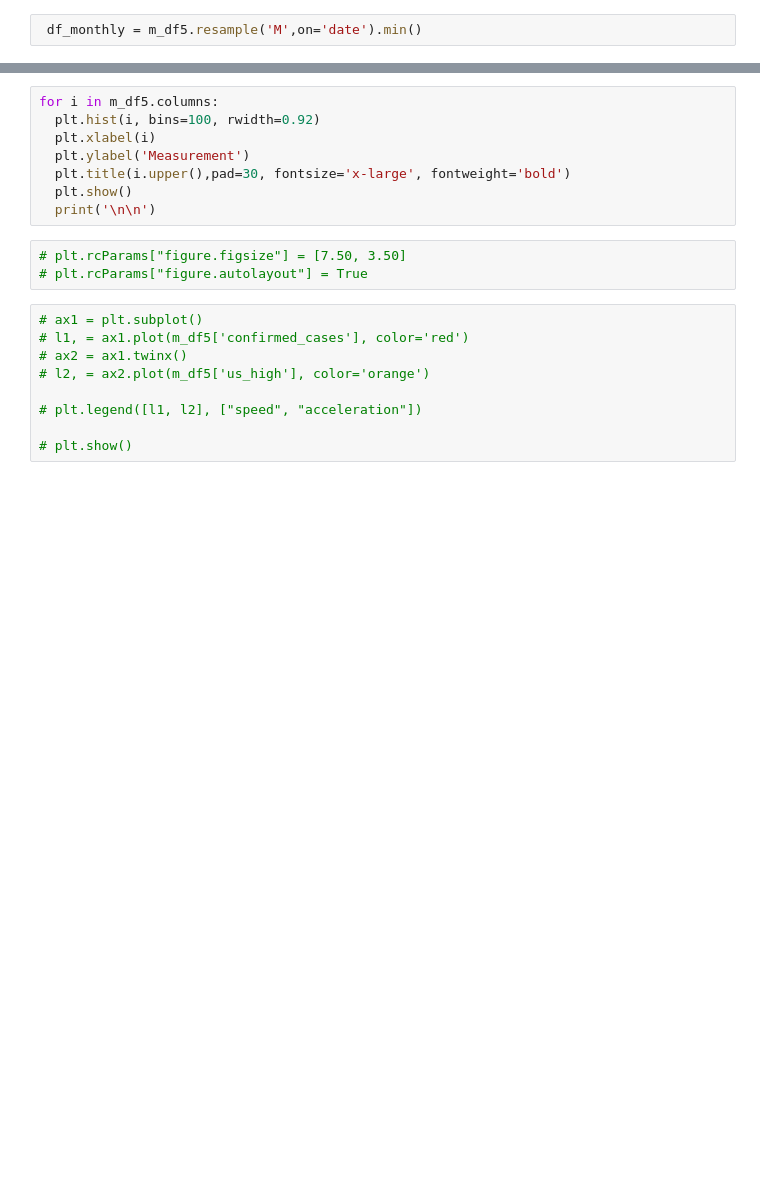
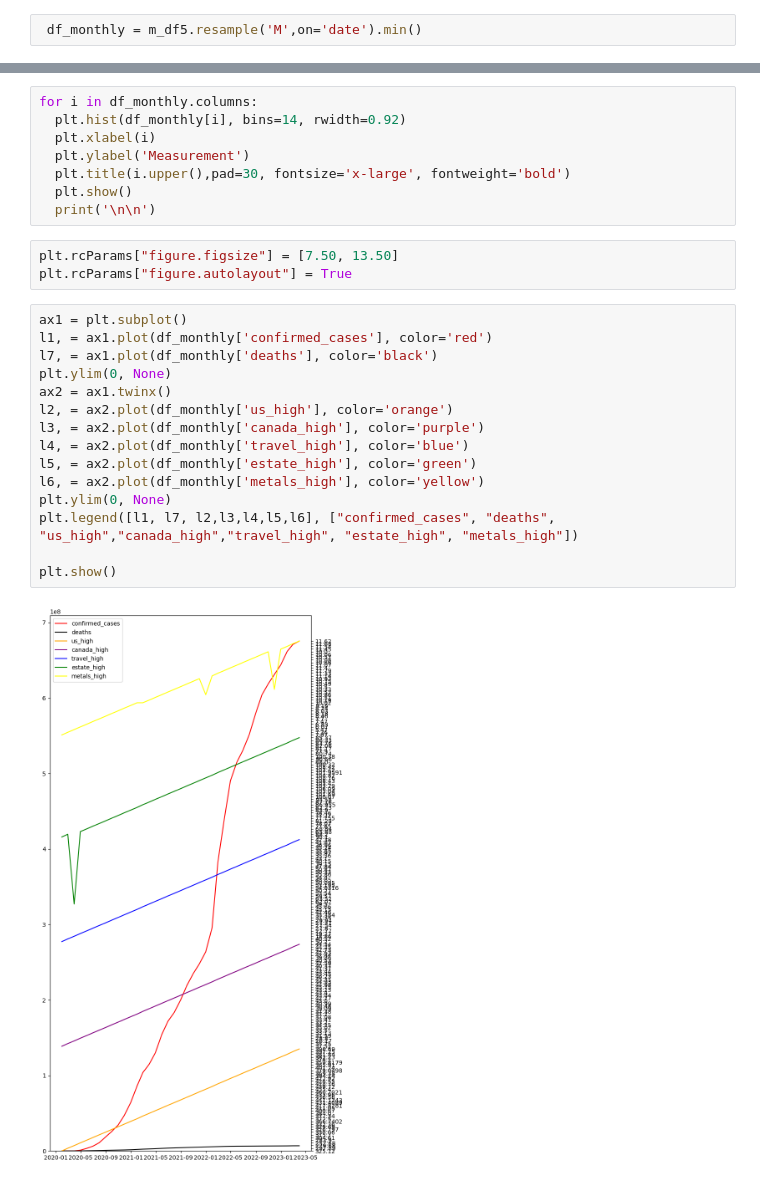
Before and after one commit to Dhvani811/Covid19Project, a Jupyter notebook: Final_Project.ipynb, the cells around one changed output, grey strips where cells are left out. Saved outputs shown, nothing was run; the diff lists cells and outputs as text; blank space fills up the shorter version.

Commit message:
multiple line chart

```diff
--- a/Final_Project.ipynb
+++ b/Final_Project.ipynb
@@ -320,21 +499,29 @@ df_monthly.columns
 # %%
-for i in m_df5.columns:
-  plt.hist(i, bins=100, rwidth=0.92)
+for i in df_monthly.columns:
+  plt.hist(df_monthly[i], bins=14, rwidth=0.92)
   plt.xlabel(i)
   plt.ylabel('Measurement')
   plt.title(i.upper(),pad=30, fontsize='x-large', fontweight='bold')
   plt.show()
   print('\n\n')
 # %%
-# plt.rcParams["figure.figsize"] = [7.50, 3.50]
-# plt.rcParams["figure.autolayout"] = True
+plt.rcParams["figure.figsize"] = [7.50, 13.50]
+plt.rcParams["figure.autolayout"] = True
-# %%
-# ax1 = plt.subplot()
-# l1, = ax1.plot(m_df5['confirmed_cases'], color='red')
-# ax2 = ax1.twinx()
-# l2, = ax2.plot(m_df5['us_high'], color='orange')
-
-# plt.legend([l1, l2], ["speed", "acceleration"])
-
-# plt.show()
+# %%
+ax1 = plt.subplot()
+l1, = ax1.plot(df_monthly['confirmed_cases'], color='red')
+l7, = ax1.plot(df_monthly['deaths'], color='black')
+plt.ylim(0, None)
+ax2 = ax1.twinx()
+l2, = ax2.plot(df_monthly['us_high'], color='orange')
+l3, = ax2.plot(df_monthly['canada_high'], color='purple')
+l4, = ax2.plot(df_monthly['travel_high'], color='blue')
+l5, = ax2.plot(df_monthly['estate_high'], color='green')
+l6, = ax2.plot(df_monthly['metals_high'], color='yellow')
+plt.ylim(0, None)
+plt.legend([l1, l7, l2,l3,l4,l5,l6], ["confirmed_cases", "deaths", "us_high","canada_high","travel_high", "estate_high", "metals_high"])
+
+plt.show()
+# %% [output]
+[figure, added]
 # %%
```
Also changed, not shown: parts of 18 cells of this notebook.
